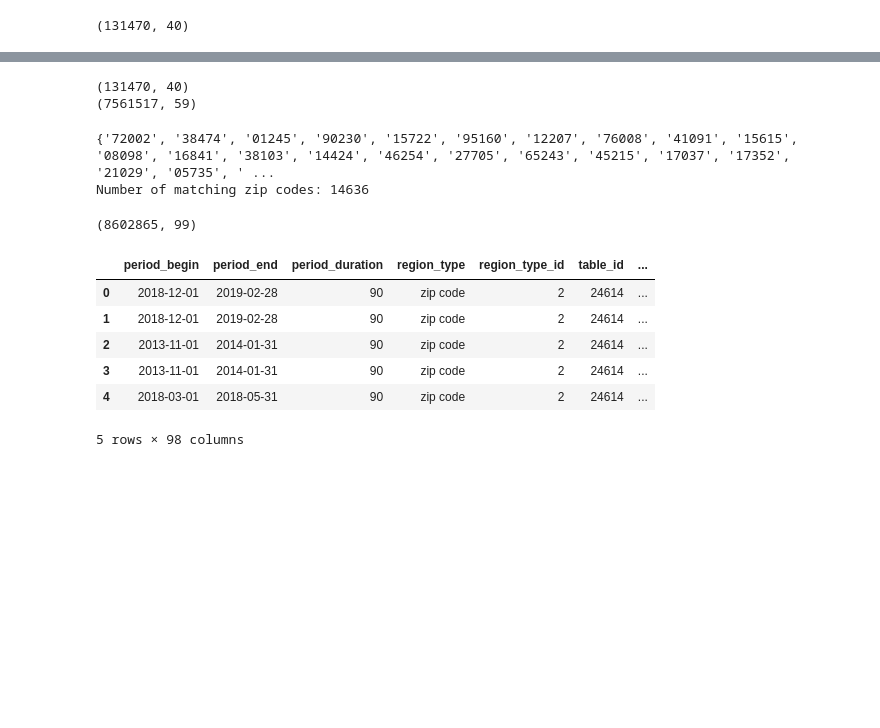
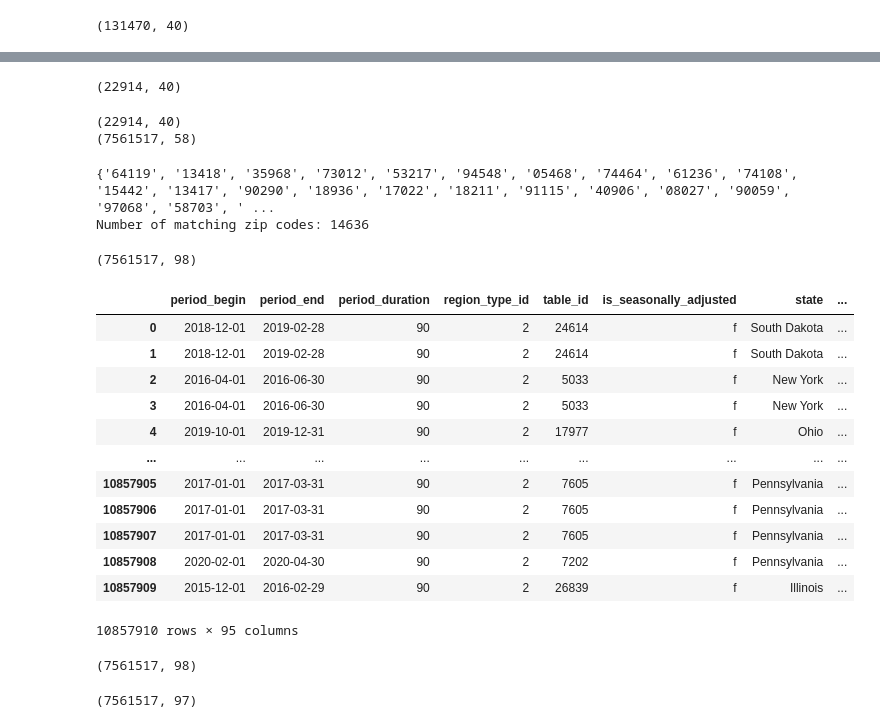
Before and after one commit to Amelchristy/Real_Estate_Lehigh, a Jupyter notebook: explaratory.ipynb, the cells around one changed output, grey strips where cells are left out. Saved outputs shown, nothing was run; the diff lists cells and outputs as text; code cells hidden in the pictures; blank space fills up the shorter version.

```diff
--- a/explaratory.ipynb
+++ b/explaratory.ipynb
@@ -107,2 +122,2 @@ house_df.keys
 # %%
-house_df.drop(columns='region')
+house_df = house_df.drop(columns=['city'])
@@ -161,15 +157,22 @@ pop_df.head()
 | 2 | New York | NY | New York | 36081 | Queens | 36081|36047|36085|36005|36061 | Queens|Kings|Richmond|Bronx|New York | 40.6943 | ... |
 | 3 | New York | NY | New York | 36081 | Queens | 36081|36047|36085|36005|36061 | Queens|Kings|Richmond|Bronx|New York | 40.6943 | ... |
 | 4 | New York | NY | New York | 36081 | Queens | 36081|36047|36085|36005|36061 | Queens|Kings|Richmond|Bronx|New York | 40.6943 | ... |
+# %%
+pop_df.keys()
+pop_df_unique = pop_df.drop_duplicates(subset=['zips'])
+
+pop_df_unique.shape
+# %% [output]
+(22914, 40)
 # %%
-print(pop_df.shape)
+print(pop_df_unique.shape)
 print(house_df.shape)
 # %% [output]
-(131470, 40)
-(7561517, 59)
+(22914, 40)
+(7561517, 58)
 # %%
 # Convert the unique values in both columns to sets
-unique_zips_population = set(pop_df['zips'].unique())
+unique_zips_population = set(pop_df_unique['zips'].unique())
 unique_zips_house = set(house_df['zipcode'].unique())
 
 # Find the intersection of both sets to see which zip codes are present in both dataframes
@@ -181,16 +184,34 @@ print(common_zips)
 # Check the length of the common zip codes set to see how many matches there are
 print(f"Number of matching zip codes: {len(common_zips)}")
 # %% [output]
-{'72002', '38474', '01245', '90230', '15722', '95160', '12207', '76008', '41091', '15615', '08098', '16841', '38103', '14424', '46254', '27705', '65243', '45215', '17037', '17352', '21029', '05735', ' ...
+{'64119', '13418', '35968', '73012', '53217', '94548', '05468', '74464', '61236', '74108', '15442', '13417', '90290', '18936', '17022', '18211', '91115', '40906', '08027', '90059', '97068', '58703', ' ...
 Number of matching zip codes: 14636
 # %%
-# Perforfm the inner join on 'zips' and 'zipcode' columns join house and population
 
-joined1= pd.merge(house_df, pop_df, left_on='zipcode', right_on='zips', how='inner')
+joined1= pd.merge(house_df, pop_df_unique, left_on='zipcode', right_on='zips', how='left')
+joined1.shape
+# %% [output]
+(7561517, 98)
+# %%
+joined1.drop_duplicates()
+# %% [output]
+|  | period_begin | period_end | period_duration | region_type_id | table_id | is_seasonally_adjusted | state | ... |
+| 0 | 2018-12-01 | 2019-02-28 | 90 | 2 | 24614 | f | South Dakota | ... |
+| 1 | 2018-12-01 | 2019-02-28 | 90 | 2 | 24614 | f | South Dakota | ... |
+| 2 | 2016-04-01 | 2016-06-30 | 90 | 2 | 5033 | f | New York | ... |
+| 3 | 2016-04-01 | 2016-06-30 | 90 | 2 | 5033 | f | New York | ... |
+| 4 | 2019-10-01 | 2019-12-31 | 90 | 2 | 17977 | f | Ohio | ... |
+| ... | ... | ... | ... | ... | ... | ... | ... | ... |
+| 10857905 | 2017-01-01 | 2017-03-31 | 90 | 2 | 7605 | f | Pennsylvania | ... |
+| 10857906 | 2017-01-01 | 2017-03-31 | 90 | 2 | 7605 | f | Pennsylvania | ... |
+| 10857907 | 2017-01-01 | 2017-03-31 | 90 | 2 | 7605 | f | Pennsylvania | ... |
+| 10857908 | 2020-02-01 | 2020-04-30 | 90 | 2 | 7202 | f | Pennsylvania | ... |
+| 10857909 | 2015-12-01 | 2016-02-29 | 90 | 2 | 26839 | f | Illinois | ... |
+10857910 rows × 95 columns
 # %%
 joined1.shape
 # %% [output]
-(8602865, 99)
+(7561517, 98)
 # %%
 # Drop the 'zipcode' column from the joined dataframe, as it's redundant
 joined1 = joined1.drop(columns=['zips'])
@@ -199,12 +220,6 @@ joined1 = joined1.drop(columns=['zips'])
 joined1 = joined1.drop_duplicates()
 # %%
 
-joined1.head()
+joined1.shape
 # %% [output]
-|  | period_begin | period_end | period_duration | region_type | region_type_id | table_id | ... |
-| 0 | 2018-12-01 | 2019-02-28 | 90 | zip code | 2 | 24614 | ... |
-| 1 | 2018-12-01 | 2019-02-28 | 90 | zip code | 2 | 24614 | ... |
-| 2 | 2013-11-01 | 2014-01-31 | 90 | zip code | 2 | 24614 | ... |
-| 3 | 2013-11-01 | 2014-01-31 | 90 | zip code | 2 | 24614 | ... |
-| 4 | 2018-03-01 | 2018-05-31 | 90 | zip code | 2 | 24614 | ... |
-5 rows × 98 columns
+(7561517, 97)
```
Also changed, not shown: parts of 21 cells of this notebook.
